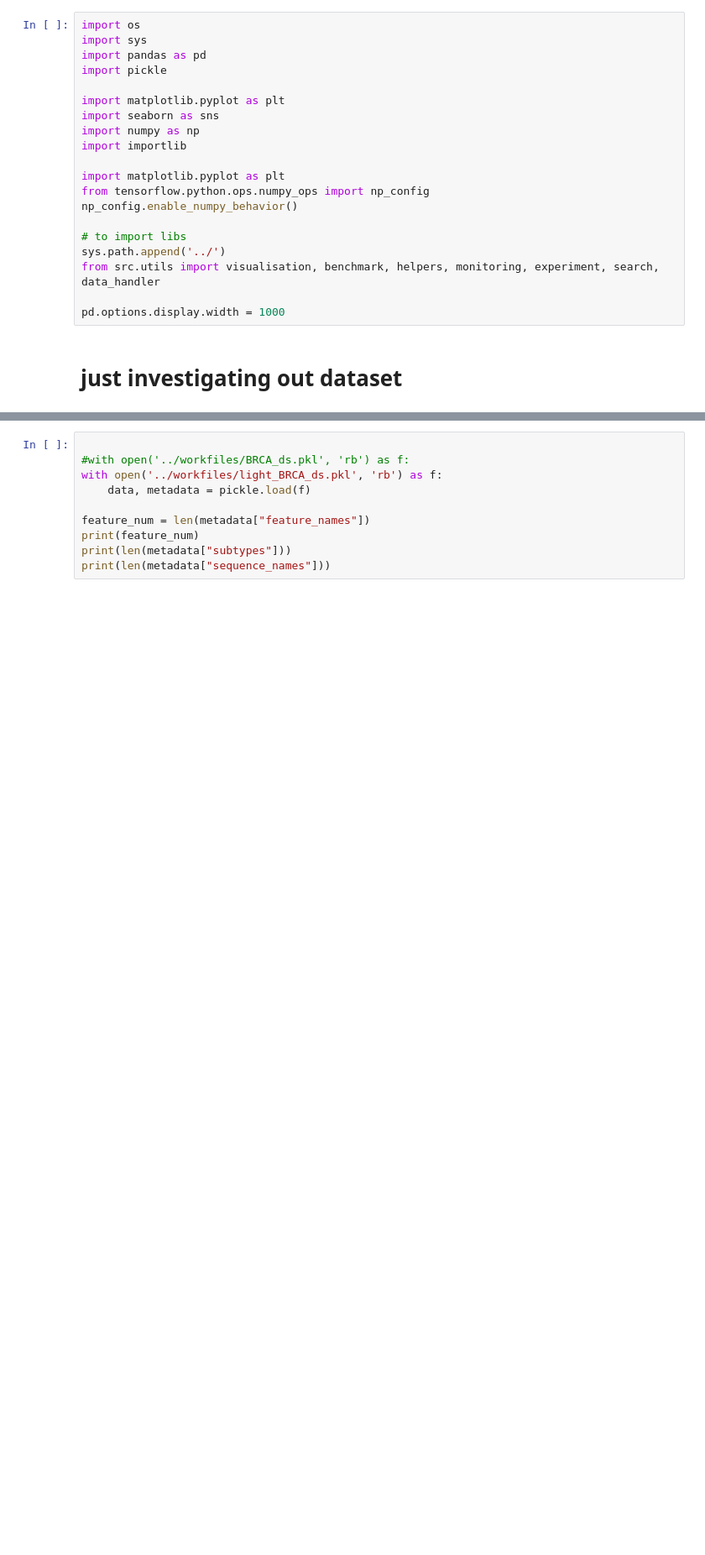
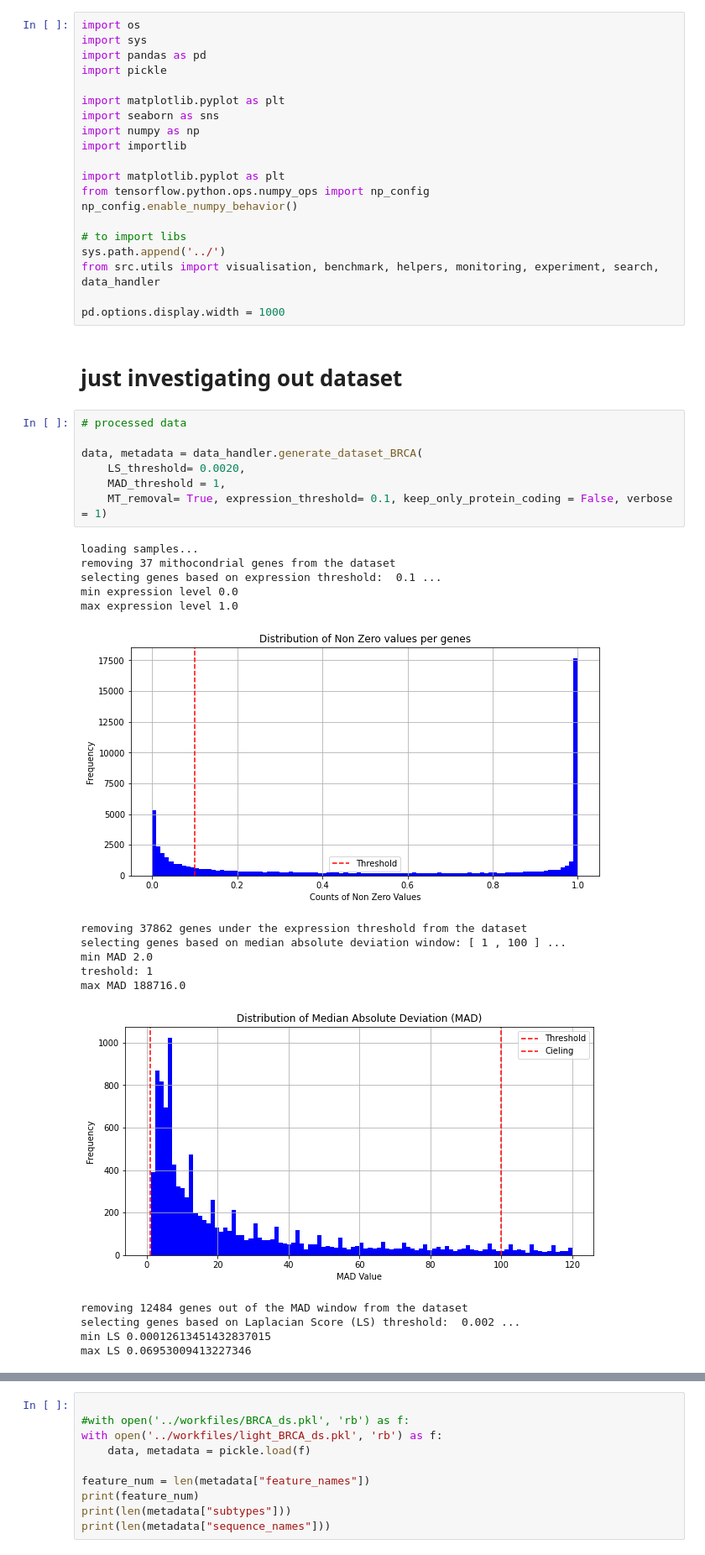
Before and after one commit to aygalic/biosequence_encoding, a Jupyter notebook: EDA/Data_Analysis_BRCA.ipynb, the cells around one changed output, grey strips where cells are left out. Shown at 84% size. Drawn from its saved outputs; the diff is of its cells as text; blank space fills up the shorter version.

```diff
--- a/EDA/Data_Analysis_BRCA.ipynb
+++ b/EDA/Data_Analysis_BRCA.ipynb
@@ -38,3 +38,27 @@ from src.utils import visualisation, benchmark, helpers, monitoring, experiment,
 pd.options.display.width = 1000
 # %% [markdown]
 # just investigating out dataset
+# %%
+# processed data
+
+data, metadata = data_handler.generate_dataset_BRCA(
+    LS_threshold= 0.0020,
+    MAD_threshold = 1,
+    MT_removal= True, expression_threshold= 0.1, keep_only_protein_coding = False, verbose = 1)
+# %% [output]
+loading samples...
+removing 37 mithocondrial genes from the dataset
+selecting genes based on expression threshold:  0.1 ...
+min expression level 0.0
+max expression level 1.0
+[figure, added]
+removing 37862 genes under the expression threshold from the dataset
+selecting genes based on median absolute deviation window: [ 1 , 100 ] ...
+min MAD 2.0
+treshold: 1
+max MAD 188716.0
+[figure, added]
+removing 12484 genes out of the MAD window from the dataset
+selecting genes based on Laplacian Score (LS) threshold:  0.002 ...
+min LS 0.00012613451432837015
+max LS 0.06953009413227346
```
Also changed, not shown: parts of 4 cells of this notebook, 5 other files.
